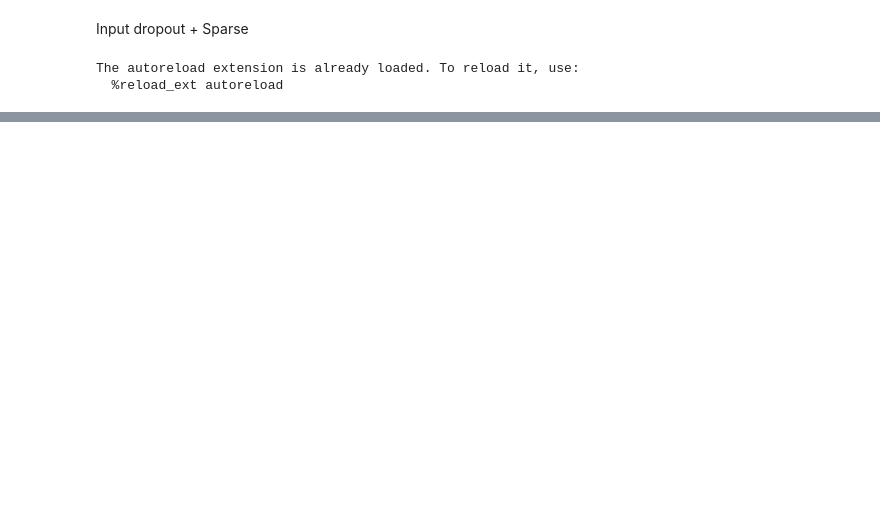
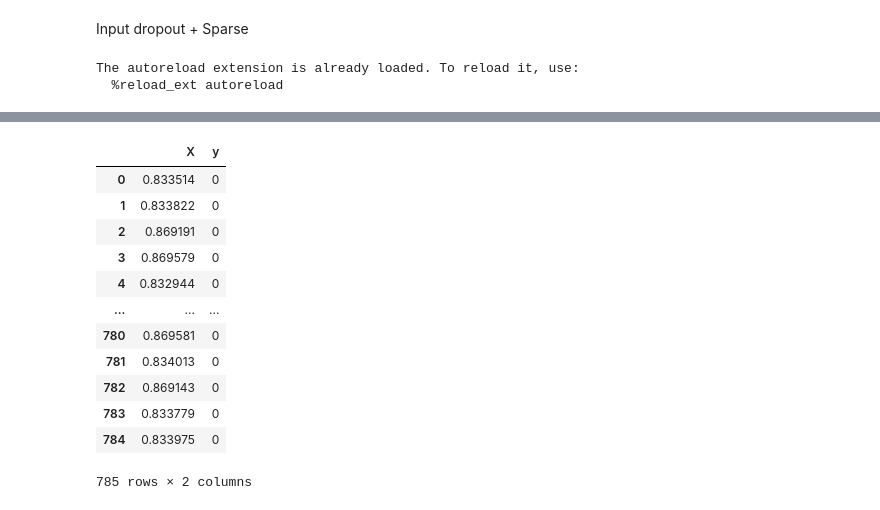
Before and after one commit to JuhongPark/prs, a Jupyter notebook: SSAE.ipynb, the cells around one changed output, grey strips where cells are left out. Cells and saved outputs as stored; diff of their text form; code cells hidden in the pictures; blank space fills up the shorter version.

```diff
--- a/SSAE.ipynb
+++ b/SSAE.ipynb
@@ -239,0 +242,2 @@ with tf.Session() as sess:
+# %%
+temp_df = pd.concat([pd.DataFrame(code_0, columns=['X']), pd.DataFrame(y_test, columns=['y'])], axis=1)
@@ -239,0 +248,16 @@ with tf.Session() as sess:
+# %%
+temp_df
+# %% [output]
+|  | X | y |
+| 0 | 0.833514 | 0 |
+| 1 | 0.833822 | 0 |
+| 2 | 0.869191 | 0 |
+| 3 | 0.869579 | 0 |
+| 4 | 0.832944 | 0 |
+| ... | ... | ... |
+| 780 | 0.869581 | 0 |
+| 781 | 0.834013 | 0 |
+| 782 | 0.869143 | 0 |
+| 783 | 0.833779 | 0 |
+| 784 | 0.833975 | 0 |
+785 rows × 2 columns
```
Also changed, not shown: parts of 26 cells of this notebook, 1 other file.
